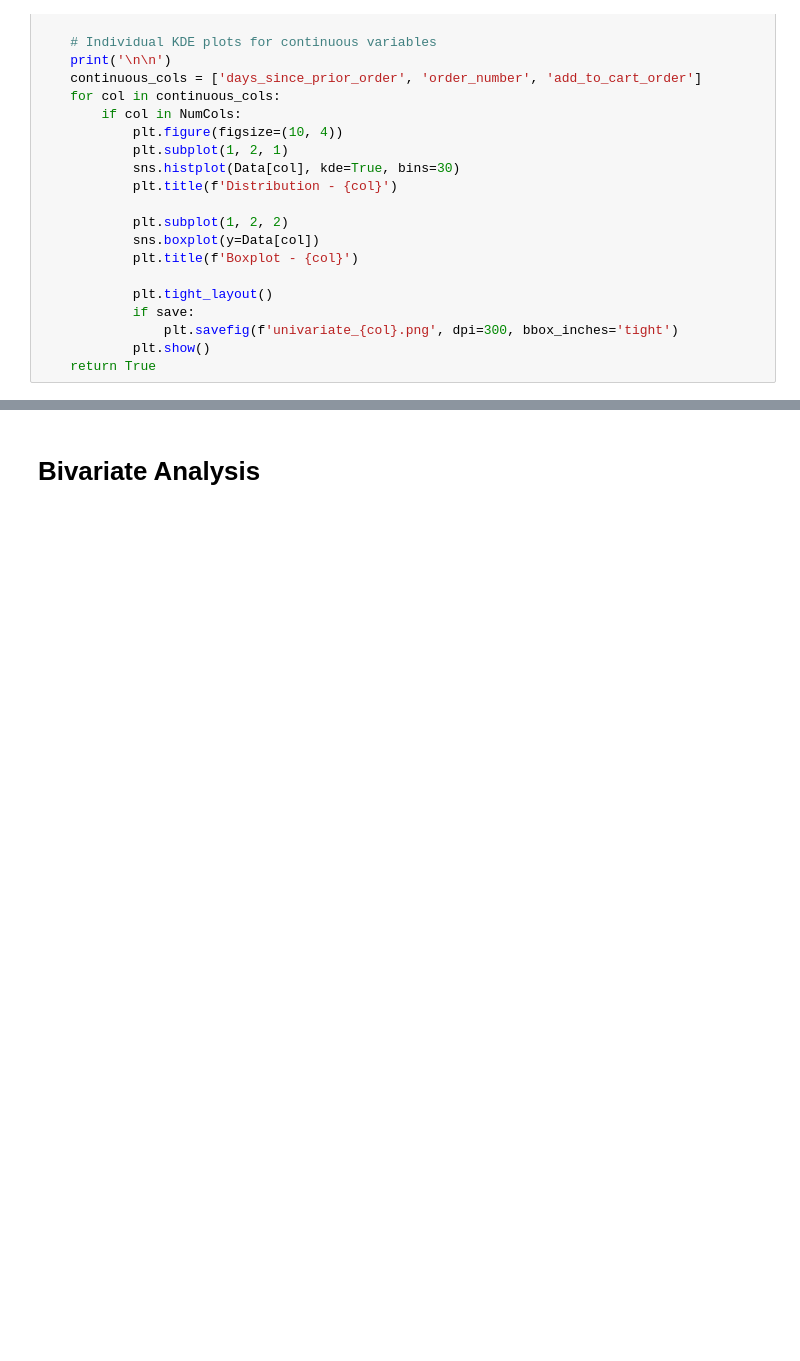
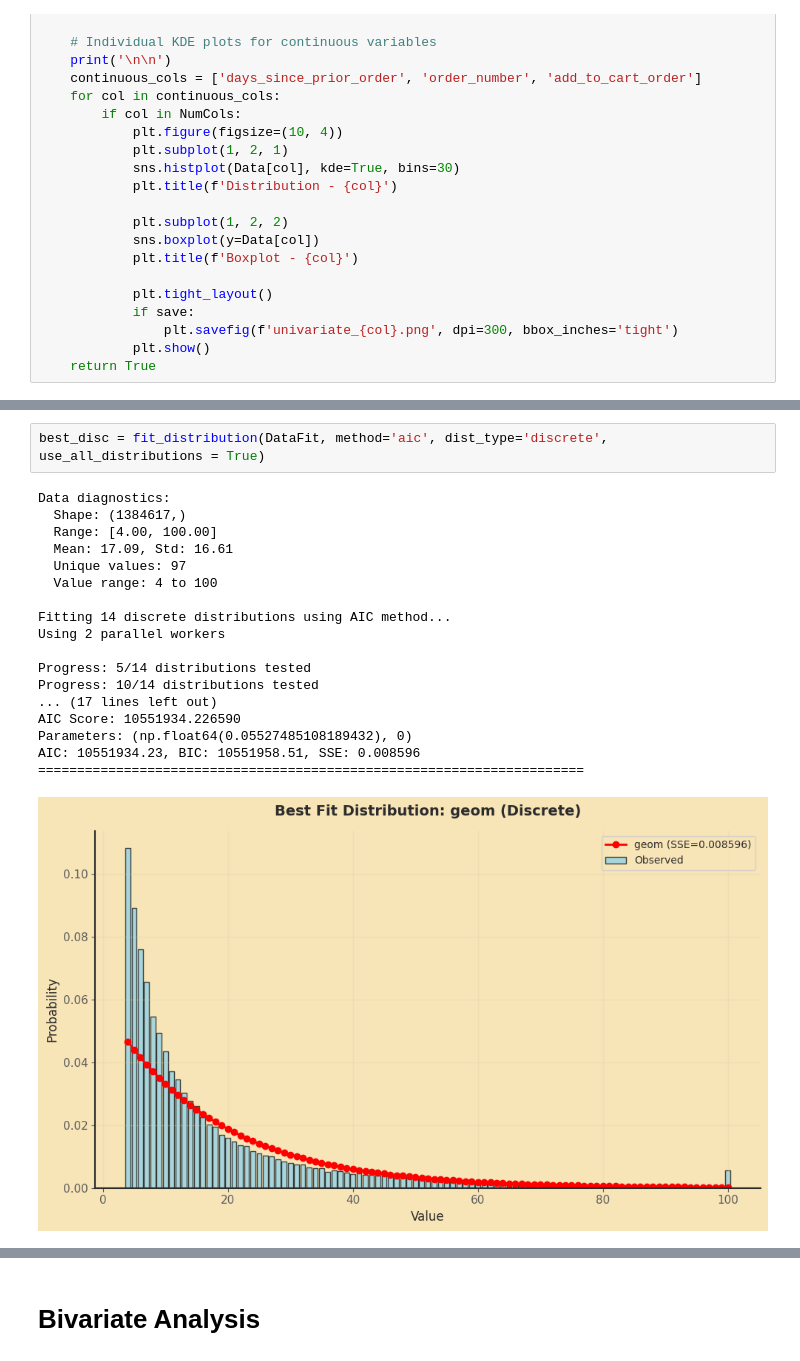
Before and after one commit to masterofray/cooprec_ml-analytics, a Jupyter notebook: notebooks/RC03_InstaCart_Analysis.ipynb, the cells around one changed output, grey strips where cells are left out. Cells and saved outputs as stored; diff of their text form; blank space fills up the shorter version.

```diff
--- a/notebooks/RC03_InstaCart_Analysis.ipynb
+++ b/notebooks/RC03_InstaCart_Analysis.ipynb
@@ -906,0 +1105,21 @@ Index: []
+# %%
+best_disc = fit_distribution(DataFit, method='aic', dist_type='discrete', use_all_distributions = True)
+# %% [output]
+Data diagnostics:
+  Shape: (1384617,)
+  Range: [4.00, 100.00]
+  Mean: 17.09, Std: 16.61
+  Unique values: 97
+  Value range: 4 to 100
+
+Fitting 14 discrete distributions using AIC method...
+Using 2 parallel workers
+
+Progress: 5/14 distributions tested
+Progress: 10/14 distributions tested
+... (17 lines left out)
+AIC Score: 10551934.226590
+Parameters: (np.float64(0.05527485108189432), 0)
+AIC: 10551934.23, BIC: 10551958.51, SSE: 0.008596
+======================================================================
+[figure, added]
```
Also changed, not shown: parts of 45 cells of this notebook, 7 other files.
